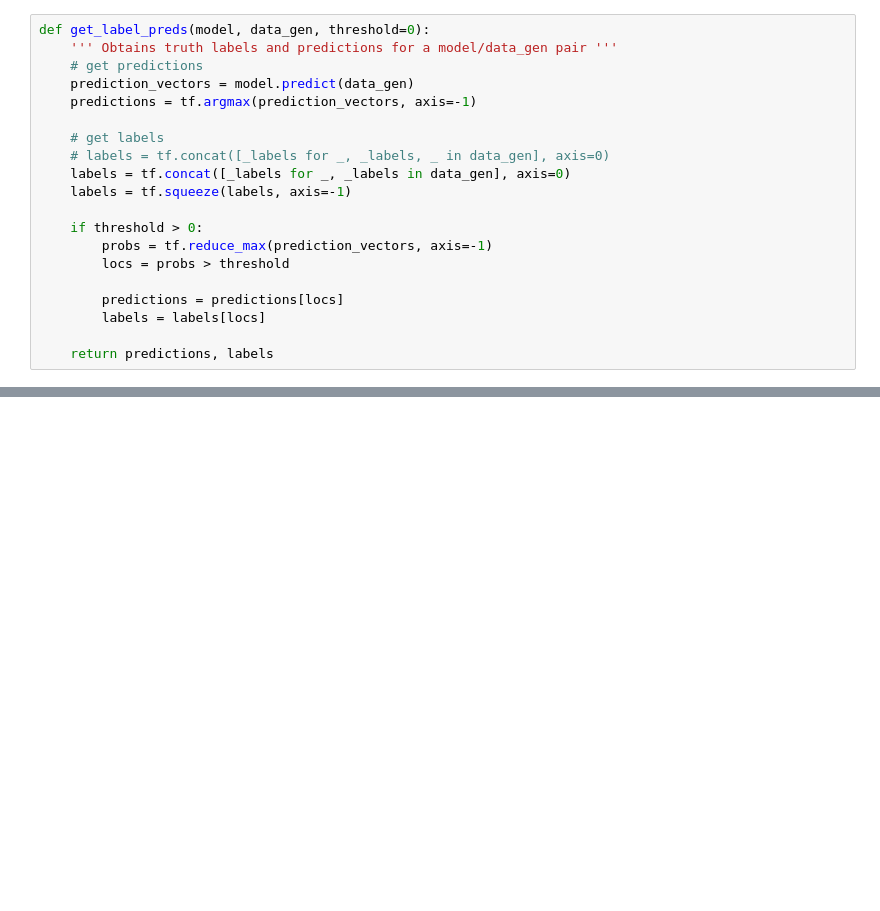
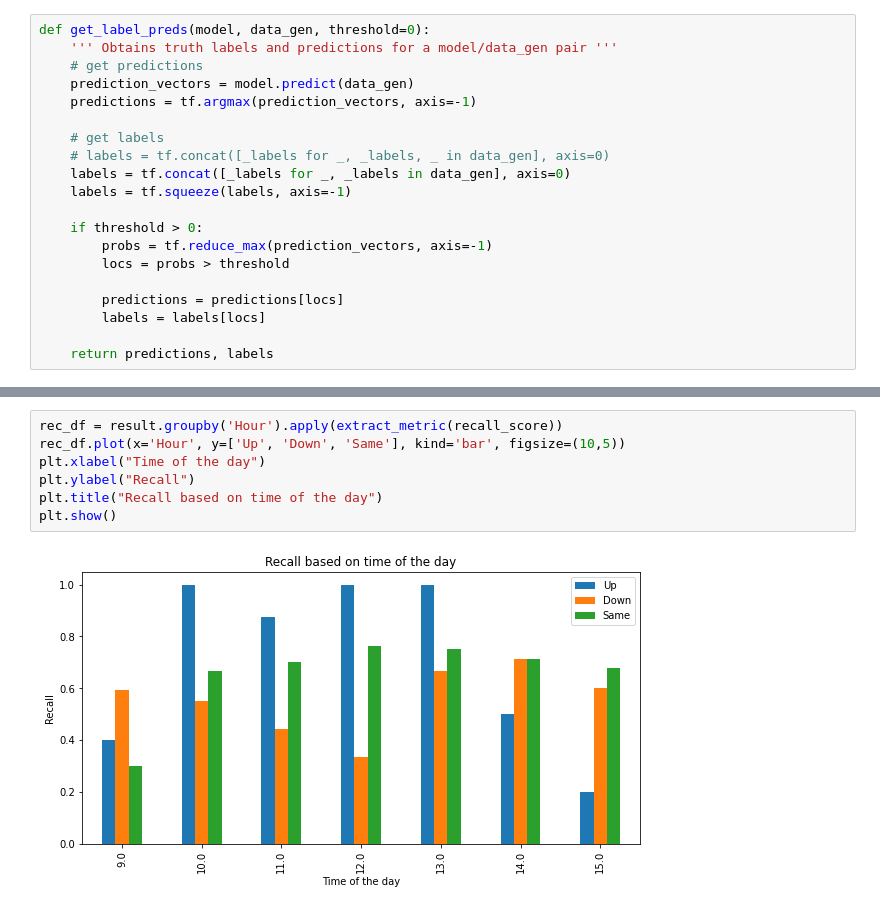
Before and after one commit to itberrios/algotrading, a Jupyter notebook: predictive_analytics/transformer/5min_model_tests.ipynb, the cells around one changed output, grey strips where cells are left out. Drawn from its saved outputs; the diff is of its cells as text; blank space fills up the shorter version.

```diff
--- a/predictive_analytics/transformer/5min_model_tests.ipynb
+++ b/predictive_analytics/transformer/5min_model_tests.ipynb
@@ -618,0 +925,9 @@ lstm_valid_preds, lstm_valid_labels = get_label_preds(lstm_model,
+# %%
+rec_df = result.groupby('Hour').apply(extract_metric(recall_score))
+rec_df.plot(x='Hour', y=['Up', 'Down', 'Same'], kind='bar', figsize=(10,5))
+plt.xlabel("Time of the day")
+plt.ylabel("Recall")
+plt.title("Recall based on time of the day")
+plt.show()
+# %% [output]
+[figure, added]
```
Also changed, not shown: parts of 92 cells of this notebook, 12 other files.
